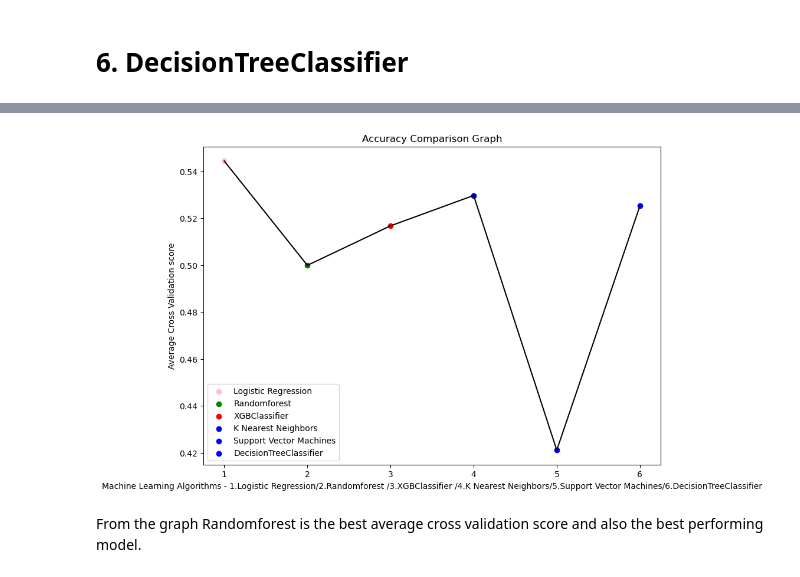
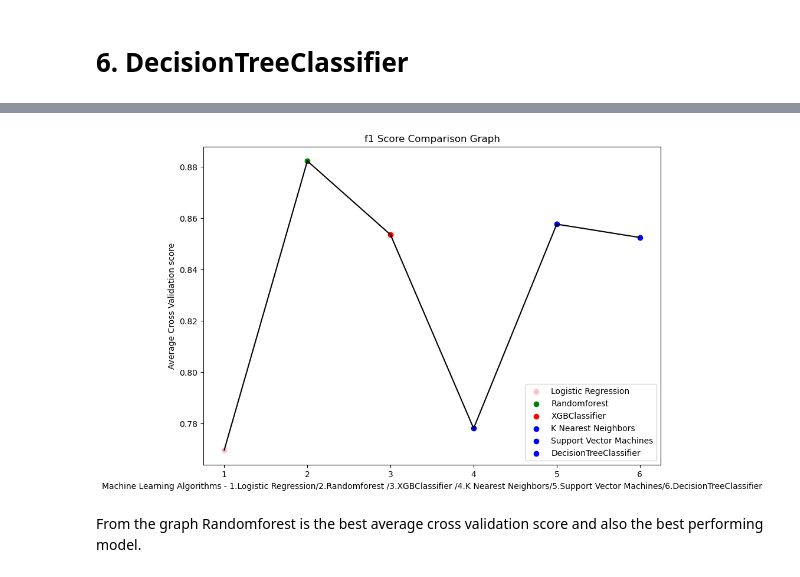
Before and after one commit to ikoghoemmanuell/Classification----Predicting-Customer-Churn, a Jupyter notebook: Team Nice LP3 (2).ipynb, the cells around one changed output, grey strips where cells are left out. Saved outputs shown, nothing was run; the diff lists cells and outputs as text; code cells hidden in the pictures.

Commit message:
improved f1 score to 0.9, b4 tuning

```diff
--- a/Team Nice LP3 (2).ipynb
+++ b/Team Nice LP3 (2).ipynb
@@ -1146,10 +1133,10 @@ Cross Validation Recall standard deviation:  0.02546204824776066
 # 3. XGBoost Classifier
 # %%
 kf_XG = KFold(n_splits = 5,shuffle=True)
-score = cross_val_score(XG_model, X_train, y_train, cv=kf_XG, scoring='recall', error_score="raise")
+score = cross_val_score(XG_model, X_train, y_train, cv=kf_XG, scoring='f1', error_score="raise")
 XG_cv_score = score.mean()
 XG_cv_stdev = stdev(score)
-print('Cross Validation Recall scores are: {}'.format(score))
-print('Average Cross Validation Recall score: ', XG_cv_score)
-print('Cross Validation Recall standard deviation: ', XG_cv_stdev)
+print('Cross Validation f1 scores are: {}'.format(score))
+print('Average Cross Validation f1 score: ', XG_cv_score)
+print('Cross Validation f1 standard deviation: ', XG_cv_stdev)
 # %% [output]
@@ -1160,10 +1147,10 @@ Cross Validation Recall standard deviation:  0.03212568568620817
 # 4. K Nearest Neighbors
 # %%
 kf_KNN = KFold(n_splits = 5,shuffle=True)
-score = cross_val_score(KNN_model, X_train, y_train, cv=kf_KNN, scoring='recall', error_score="raise")
+score = cross_val_score(KNN_model, X_train, y_train, cv=kf_KNN, scoring='f1', error_score="raise")
 KNN_cv_score = score.mean()
 KNN_cv_stdev = stdev(score)
-print('Cross Validation Recall scores are: {}'.format(score))
-print('Average Cross Validation Recall score: ', KNN_cv_score)
-print('Cross Validation Recall standard deviation: ', KNN_cv_stdev)
+print('Cross Validation f1 scores are: {}'.format(score))
+print('Average Cross Validation f1 score: ', KNN_cv_score)
+print('Cross Validation f1 standard deviation: ', KNN_cv_stdev)
 # %% [output]
@@ -1174,10 +1161,10 @@ Cross Validation Recall standard deviation:  0.03324029115243212
 # 5. Support Vector Machines
 # %%
 kf_SVC = KFold(n_splits = 5,shuffle=True)
-score = cross_val_score(SVC_model, X_train, y_train, cv=kf_SVC, scoring='recall', error_score="raise")
+score = cross_val_score(SVC_model, X_train, y_train, cv=kf_SVC, scoring='f1', error_score="raise")
 SVC_cv_score = score.mean()
 SVC_cv_stdev = stdev(score)
-print('Cross Validation Recall scores are: {}'.format(score))
-print('Average Cross Validation Recall score: ', SVC_cv_score)
-print('Cross Validation Recall standard deviation: ', SVC_cv_stdev)
+print('Cross Validation f1 scores are: {}'.format(score))
+print('Average Cross Validation f1 score: ', SVC_cv_score)
+print('Cross Validation f1 standard deviation: ', SVC_cv_stdev)
 # %% [output]
@@ -1188,10 +1175,10 @@ Cross Validation Recall standard deviation:  0.017204529420422263
 # 6. DecisionTreeClassifier
 # %%
 kf_dt = KFold(n_splits = 5,shuffle=True)
-score = cross_val_score(dtmodel, X_train, y_train, cv=kf_dt, scoring='recall', error_score="raise")
+score = cross_val_score(dtmodel, X_train, y_train, cv=kf_dt, scoring='f1', error_score="raise")
 dt_cv_score = score.mean()
 dt_cv_stdev = stdev(score)
-print('Cross Validation Recall scores are: {}'.format(score))
-print('Average Cross Validation Recall score: ', dt_cv_score)
-print('Cross Validation Recall standard deviation: ', dt_cv_stdev)
+print('Cross Validation f1 scores are: {}'.format(score))
+print('Average Cross Validation f1 score: ', dt_cv_score)
+print('Cross Validation f1 standard deviation: ', dt_cv_stdev)
 # %% [output]
@@ -1219,33 +1206,33 @@ result
 # %%
 fig, ax = plt.subplots(figsize=(10,7))
 
-plt.title("Accuracy Comparison Graph")
+plt.title("f1 Score Comparison Graph")
 
 plt.ylabel("Average Cross Validation score")
 
 plt.xlabel("Machine Learning Algorithms - 1.Logistic Regression/2.Randomforest /3.XGBClassifier /4.K Nearest Neighbors/5.Support Vector Machines/6.DecisionTreeClassifier")
 
 x = [lgt_cv_score,RF_cv_score,XG_cv_score,KNN_cv_score,SVC_cv_score,dt_cv_score]
 
 plt.plot([1,2,3,4,5,6],x, color = "black")
 
 plt.scatter(1,lgt_cv_score, marker="o", color="pink", label="Logistic Regression")
 
 plt.scatter(2,RF_cv_score, marker="o", color="green", label="Randomforest")
 
 plt.scatter(3,XG_cv_score, marker="o", color="red", label="XGBClassifier")
 
 plt.scatter(4,KNN_cv_score, marker="o", color = "blue",label = "K Nearest Neighbors")
 
 plt.scatter(5,SVC_cv_score, marker="o", color = "blue",label = "Support Vector Machines")
 
 plt.scatter(6,dt_cv_score, marker="o", color = "blue",label = "DecisionTreeClassifier")
 
 plt.legend()
 
 plt.show()
 # %% [output]
-[figure, old version]
+[figure, new version]
 # %% [markdown]
 From the graph Randomforest is the best average cross validation score and also the best performing model.
 # %% [markdown]
```
Also changed, not shown: parts of 38 cells of this notebook.
